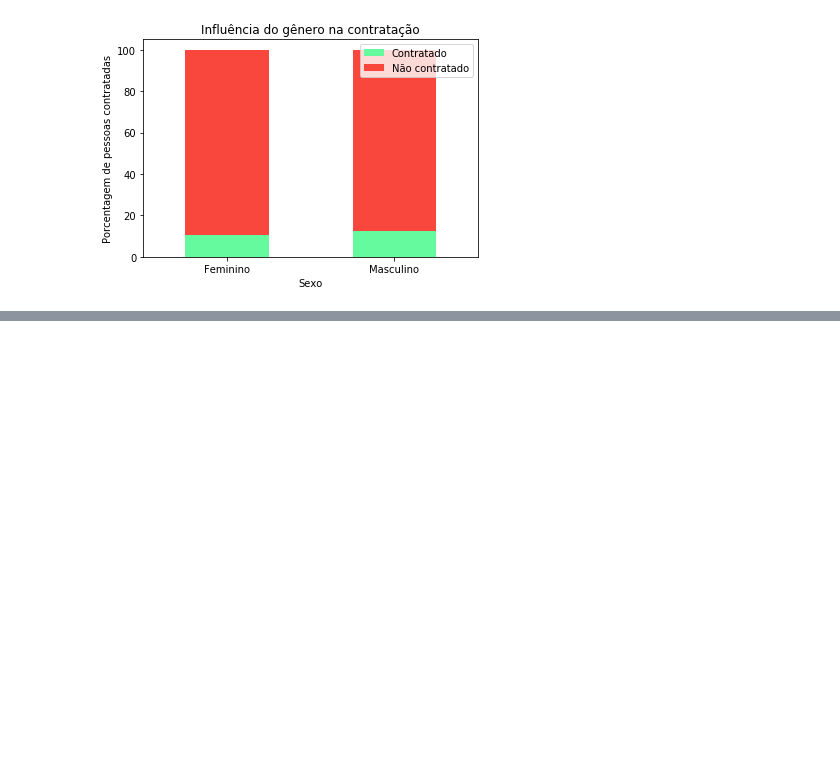
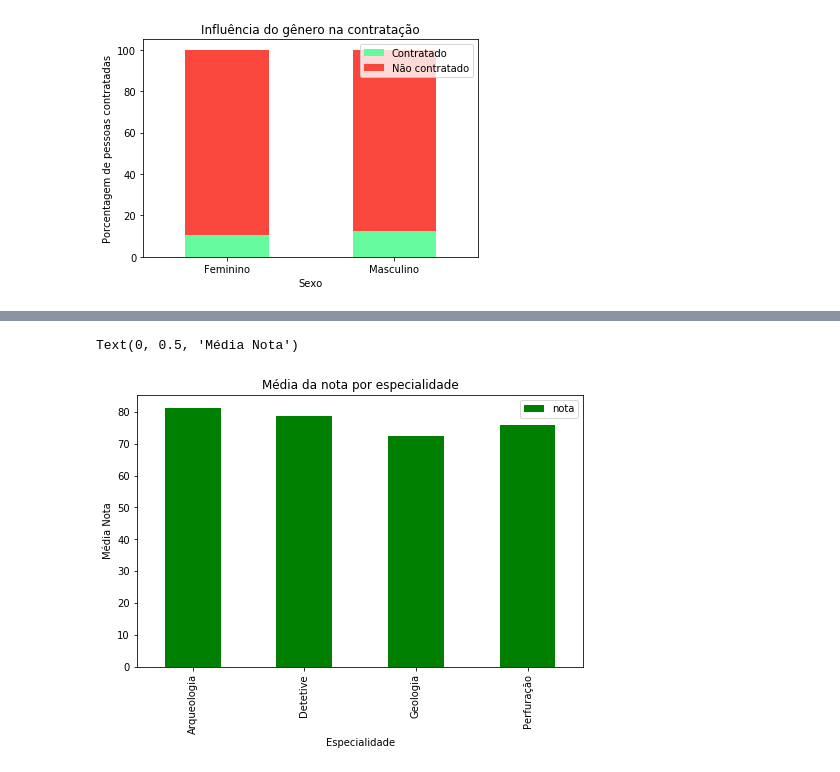
Before and after one commit to BrunoFornaro/icd_a2_2021, a Jupyter notebook: a2_icd_2021.ipynb, the cells around one changed output, grey strips where cells are left out. Cells and saved outputs as stored; diff of their text form; code cells hidden in the pictures; blank space fills up the shorter version.

Commit message:
09_especialidade_contratacao

```diff
--- a/a2_icd_2021.ipynb
+++ b/a2_icd_2021.ipynb
@@ -311,3 +311,5 @@ plt.legend(['Contratado', 'Não contratado'])
 # %% [output]
 <matplotlib.legend.Legend at 0x...>
 [figure]
+# %%
+df_media = df
@@ -313,0 +325,10 @@ plt.legend(['Contratado', 'Não contratado'])
+# %%
+cor = ['green']
+
+df_media[['especialidade', 'nota']].groupby(['especialidade']).mean().plot(figsize = (8,5), kind = 'bar', color = cor)
+plt.title('Média da nota por especialidade')
+plt.xlabel('Especialidade')
+plt.ylabel('Média Nota')
+# %% [output]
+Text(0, 0.5, 'Média Nota')
+[figure, added]
```
Also changed, not shown: parts of 3 cells of this notebook.
